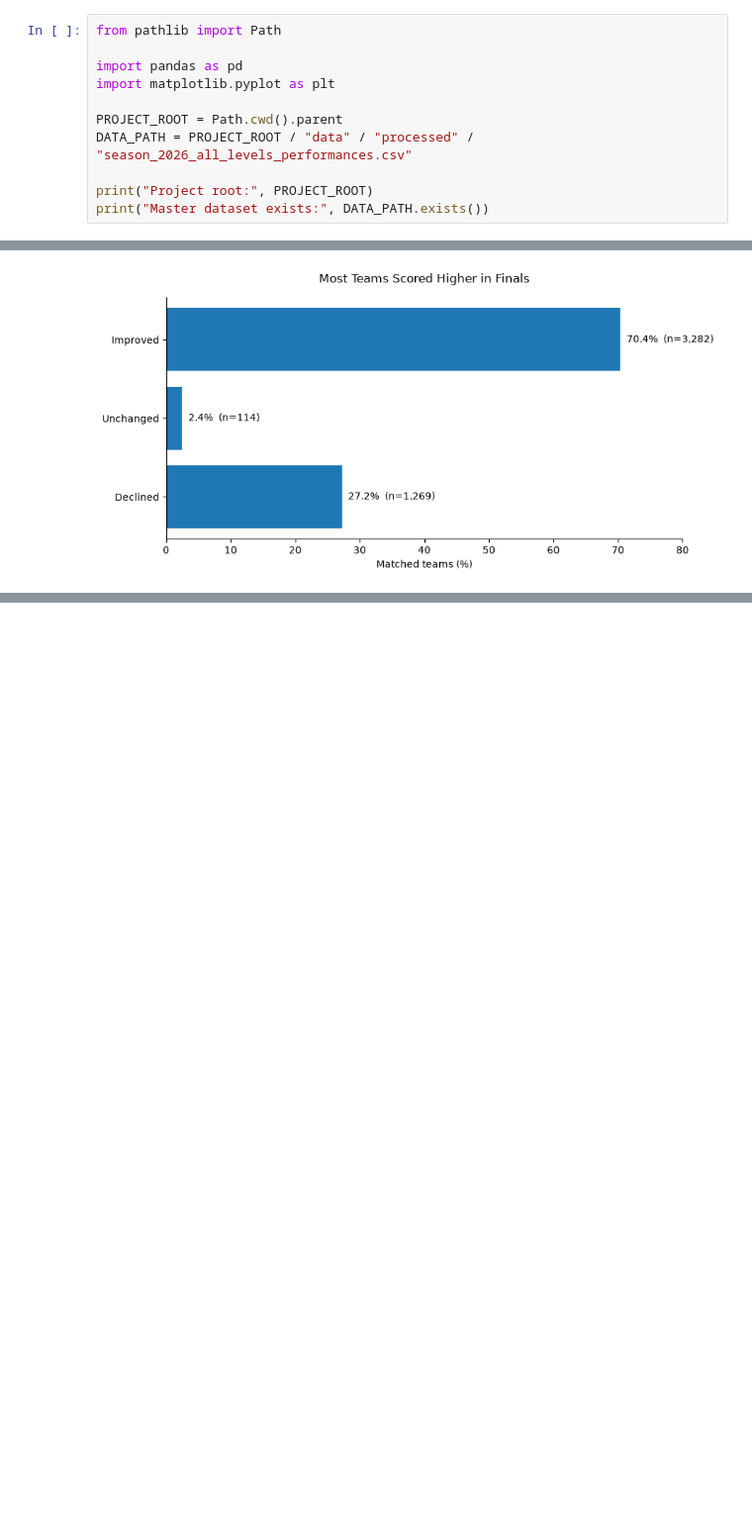
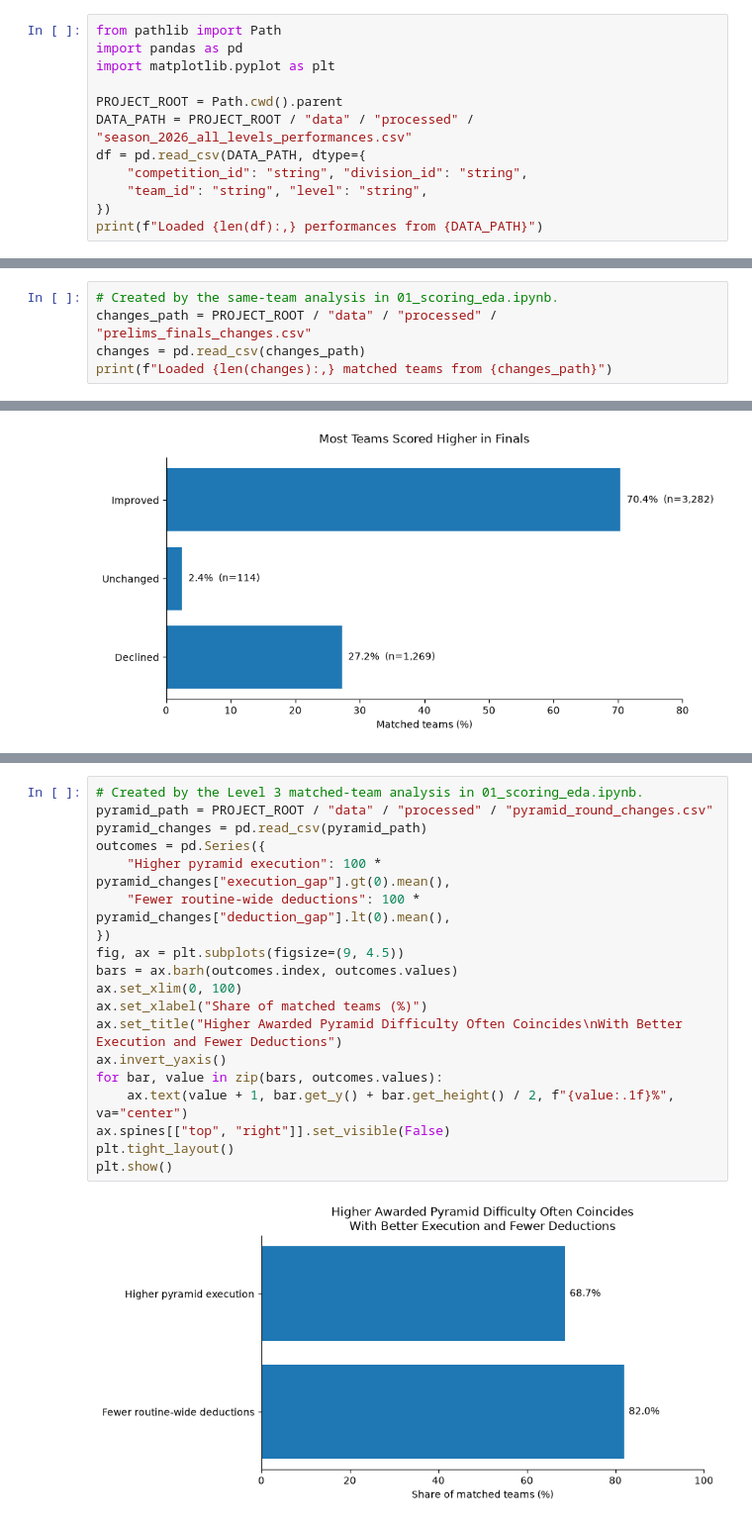
Before and after one commit to alecrheffron/cheer-score-anlaysis, a Jupyter notebook: notebooks/02_findings_visuals.ipynb, the cells around one changed output, grey strips where cells are left out. Shown at 99% size. Drawn from its saved outputs; the diff is of its cells as text; blank space fills up the shorter version.

Commit message:
Add validated scoring benchmarks and README figures

```diff
--- a/notebooks/02_findings_visuals.ipynb
+++ b/notebooks/02_findings_visuals.ipynb
@@ -15,13 +15,14 @@ claim that a particular training change will guarantee a better placement.
 ## Visual 1: Which scoring categories show up most consistently across levels?
 # %%
 from pathlib import Path
-
 import pandas as pd
 import matplotlib.pyplot as plt
 
 PROJECT_ROOT = Path.cwd().parent
 DATA_PATH = PROJECT_ROOT / "data" / "processed" / "season_2026_all_levels_performances.csv"
-
-print("Project root:", PROJECT_ROOT)
-print("Master dataset exists:", DATA_PATH.exists())
+df = pd.read_csv(DATA_PATH, dtype={
+    "competition_id": "string", "division_id": "string",
+    "team_id": "string", "level": "string",
+})
+print(f"Loaded {len(df):,} performances from {DATA_PATH}")
 # %% [output]
@@ -783,0 +685,5 @@ More    -0.500
+# %%
+# Created by the same-team analysis in 01_scoring_eda.ipynb.
+changes_path = PROJECT_ROOT / "data" / "processed" / "prelims_finals_changes.csv"
+changes = pd.read_csv(changes_path)
+print(f"Loaded {len(changes):,} matched teams from {changes_path}")
@@ -833,0 +758,21 @@ plt.show()
+# %%
+# Created by the Level 3 matched-team analysis in 01_scoring_eda.ipynb.
+pyramid_path = PROJECT_ROOT / "data" / "processed" / "pyramid_round_changes.csv"
+pyramid_changes = pd.read_csv(pyramid_path)
+outcomes = pd.Series({
+    "Higher pyramid execution": 100 * pyramid_changes["execution_gap"].gt(0).mean(),
+    "Fewer routine-wide deductions": 100 * pyramid_changes["deduction_gap"].lt(0).mean(),
+})
+fig, ax = plt.subplots(figsize=(9, 4.5))
+bars = ax.barh(outcomes.index, outcomes.values)
+ax.set_xlim(0, 100)
+ax.set_xlabel("Share of matched teams (%)")
+ax.set_title("Higher Awarded Pyramid Difficulty Often Coincides\nWith Better Execution and Fewer Deductions")
+ax.invert_yaxis()
+for bar, value in zip(bars, outcomes.values):
+    ax.text(value + 1, bar.get_y() + bar.get_height() / 2, f"{value:.1f}%", va="center")
+ax.spines[["top", "right"]].set_visible(False)
+plt.tight_layout()
+plt.show()
+# %% [output]
+[figure, added]
```
Also changed, not shown: parts of 8 cells of this notebook, 3 other files.
